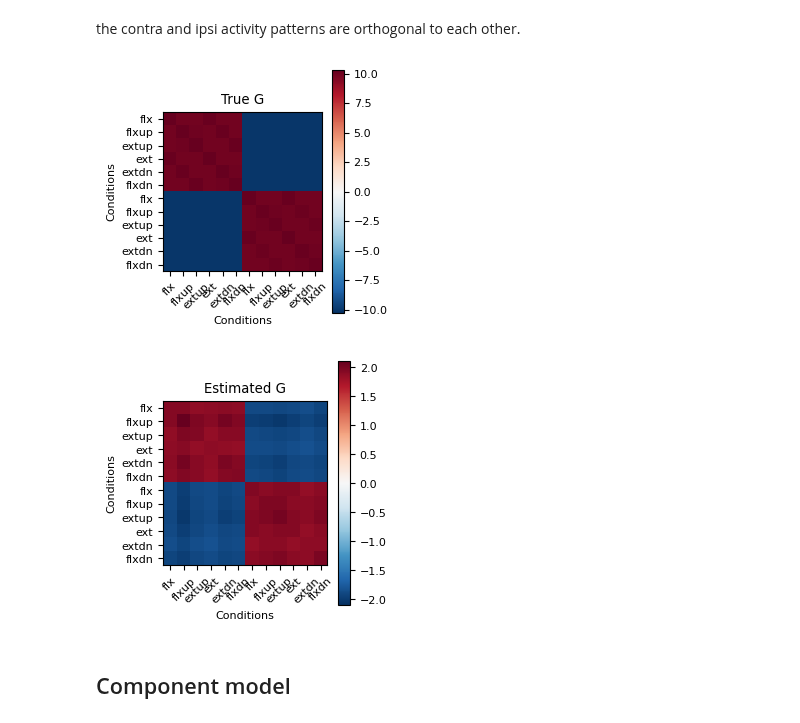
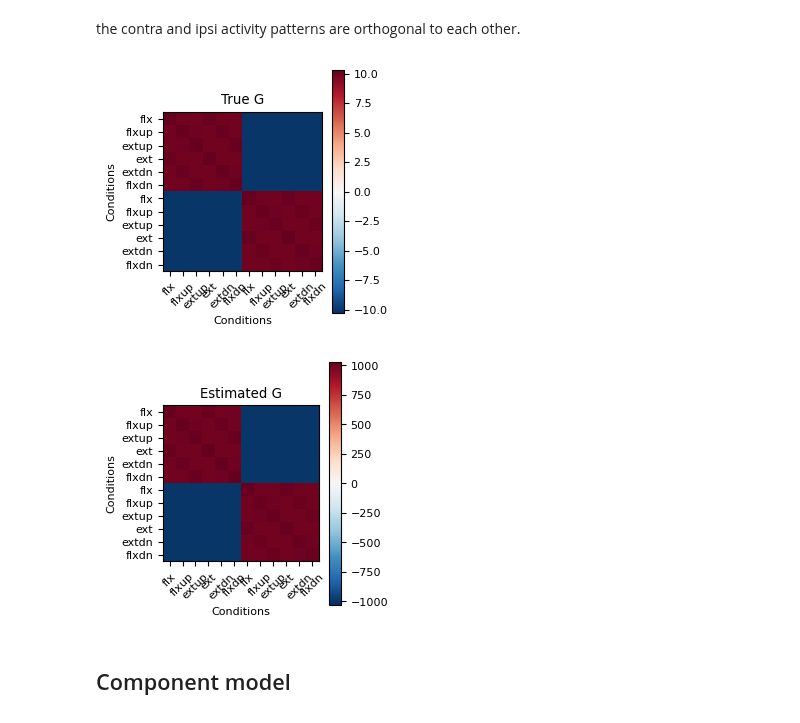
Before and after one commit to alighavam/bimanual_wrist, a Jupyter notebook: notebooks_mri/simulation.ipynb, the cells around one changed output. Drawn from its saved outputs; the diff is of its cells as text; code cells hidden in the pictures.

```diff
--- a/notebooks_mri/simulation.ipynb
+++ b/notebooks_mri/simulation.ipynb
@@ -64,7 +64,8 @@ the contra and ipsi activity patterns are orthogonal to each other.
 # %%
 region = 'M1'
 labels = ['flx', 'flxup', 'extup', 'ext', 'extdn', 'flxdn', 'flx', 'flxup', 'extup', 'ext', 'extdn', 'flxdn']
-signal = 0.2
+signal = 100
+n_sim = 1000
 rng = np.random.default_rng(seed=2)
 
 # load the within hand structure model:
@@ -114,38 +115,39 @@ D = pcm.sim.make_dataset(model=M,
     theta=theta_true,
     cond_vec=cond_vec,
     part_vec=part_vec,
-    n_sim=12,
+    n_sim=n_sim,
+    n_channel=300,
     signal=signal,
     rng=rng)
 
 # data g matrix:
 N = len(D)
 G_hat = np.zeros((N, ncond, ncond))
 Dist = np.zeros((N,ncond,ncond))
 for i in range(N):
     G_hat[i, :, :], _ = pcm.est_G_crossval(D[i].measurements,
                                             D[i].obs_descriptors['cond_vec'],
                                             D[i].obs_descriptors['part_vec'],
                                             X=pcm.matrix.indicator(D[i].obs_descriptors['part_vec']))
     Dist[i,:,:] = pcm.G_to_dist(G_hat[i,:,:])
 
 # visualize the estimated G:
 G_mean = np.mean(G_hat, axis=0)
 plt.figure(figsize=(3,3))
 vmin = -np.max(np.abs(G_mean))
 vmax = np.max(np.abs(G_mean))
 plt.imshow(G_mean, cmap='RdBu_r', vmin=vmin, vmax=vmax)
 plt.colorbar()
 plt.title('Estimated G')
 plt.xlabel('Conditions')
 plt.ylabel('Conditions')
 plt.xticks(ticks=np.arange(ncond), labels=labels, rotation=45)
 plt.yticks(ticks=np.arange(ncond), labels=labels)
 plt.tight_layout()
 plt.show()
 # %% [output]
 [figure]
-[figure, old version]
+[figure, new version]
 # %% [markdown]
 ## Component model
 # %% [markdown]
```
Also changed, not shown: parts of 4 cells of this notebook, 2 other files.
